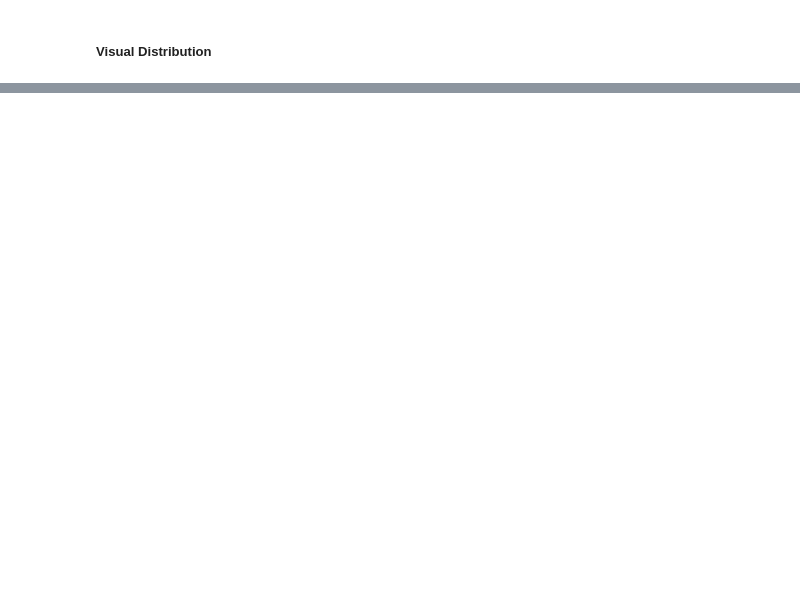
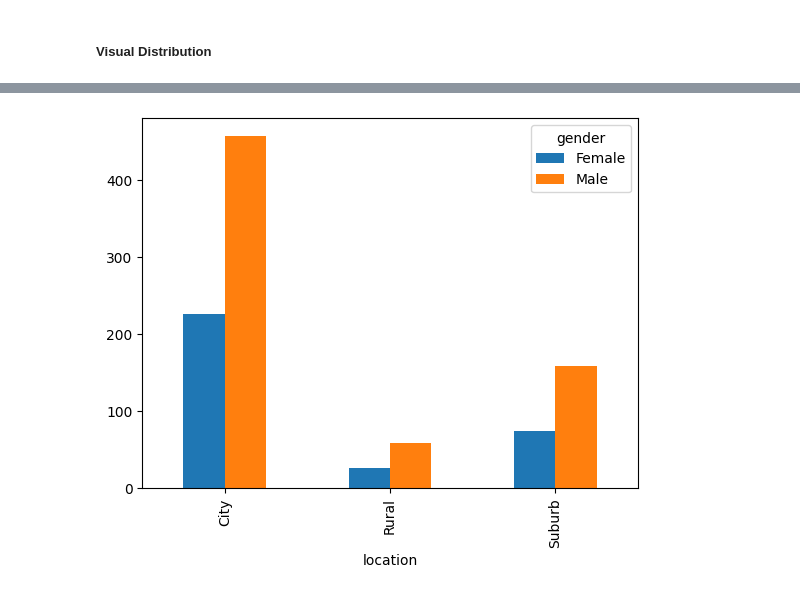
Before and after one commit to jdhova/DummyBank, a Jupyter notebook: Tasks1.ipynb, the cells around one changed output, grey strips where cells are left out. Cells and saved outputs as stored; diff of their text form; code cells hidden in the pictures; blank space fills up the shorter version.

```diff
--- a/Tasks1.ipynb
+++ b/Tasks1.ipynb
@@ -155,0 +248,5 @@ TypeError: 'module' object is not callable
+# %%
+location_gender2.plot(kind='bar', stacked=False)
+plt.show()
+# %% [output]
+[figure, added]
```
Also changed, not shown: parts of 18 cells of this notebook.
